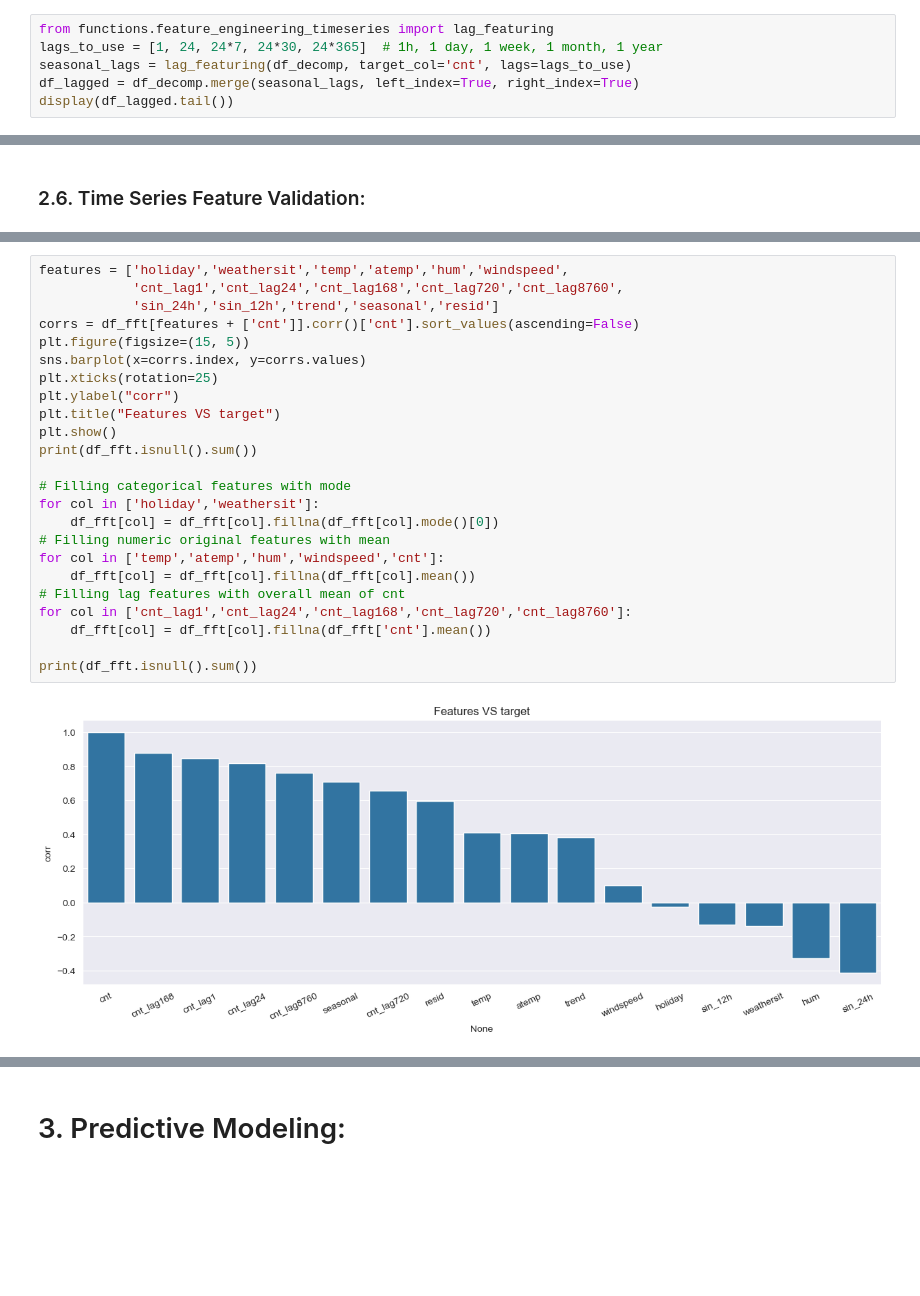
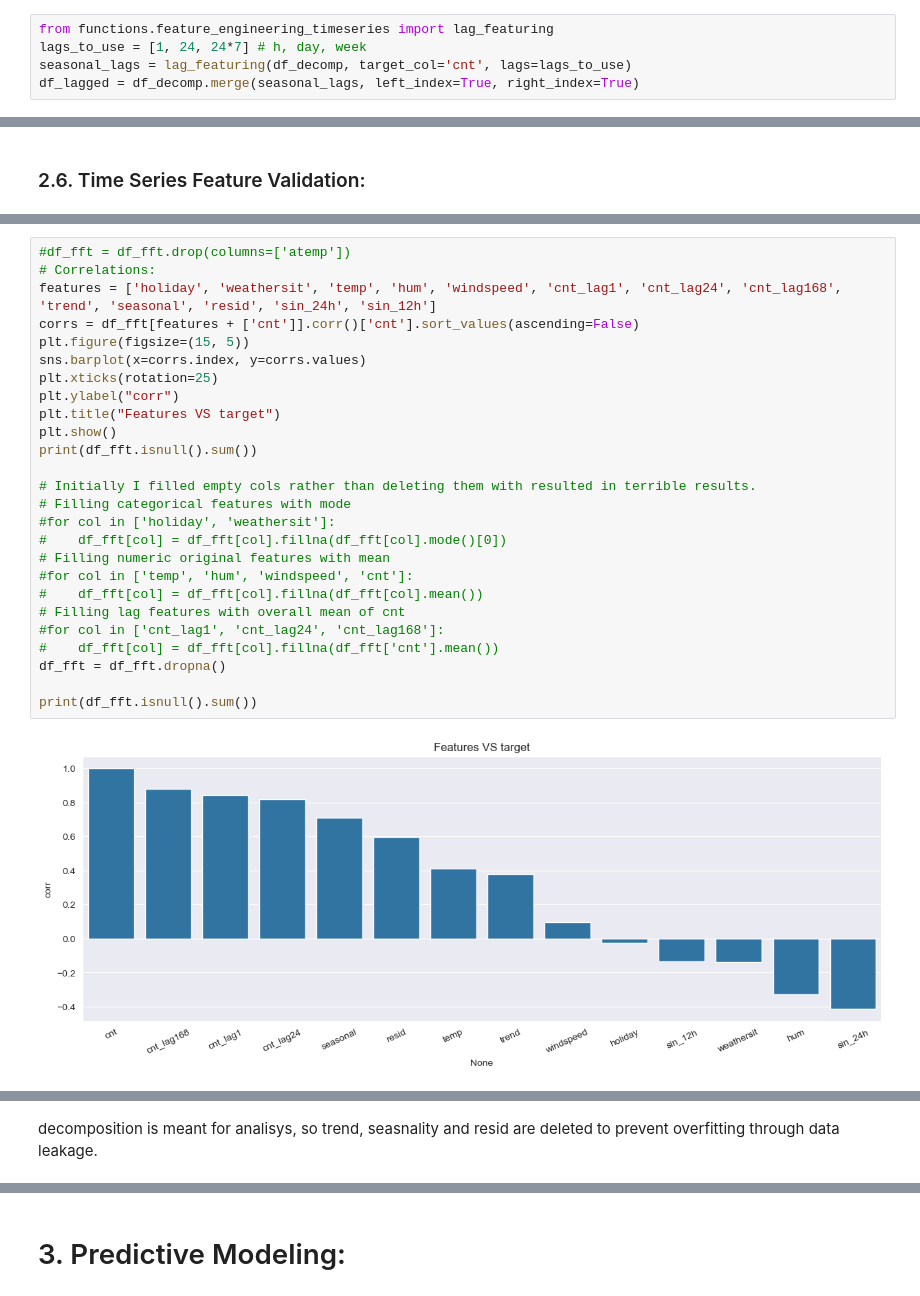
Before and after one commit to 24087068/verhuuraantallen_voorspelling, a Jupyter notebook: notebooks/main.ipynb, the cells around one changed output, grey strips where cells are left out. Cells and saved outputs as stored; diff of their text form; blank space fills up the shorter version.

```diff
--- a/notebooks/main.ipynb
+++ b/notebooks/main.ipynb
@@ -191,7 +201,6 @@ In deze stap heb ik gekozen voor 5 verschillende lag features. Lag -1 is meegeno
 # %%
 from functions.feature_engineering_timeseries import lag_featuring
-lags_to_use = [1, 24, 24*7, 24*30, 24*365]  # 1h, 1 day, 1 week, 1 month, 1 year
+lags_to_use = [1, 24, 24*7] # h, day, week
 seasonal_lags = lag_featuring(df_decomp, target_col='cnt', lags=lags_to_use)
 df_lagged = df_decomp.merge(seasonal_lags, left_index=True, right_index=True)
-display(df_lagged.tail())
 # %% [output]
@@ -246,26 +248,28 @@ Lagged features presteren het beste, maar ook de andere features doen het duidel
 # %%
-features = ['holiday','weathersit','temp','atemp','hum','windspeed',
-            'cnt_lag1','cnt_lag24','cnt_lag168','cnt_lag720','cnt_lag8760',
-            'sin_24h','sin_12h','trend','seasonal','resid']
+#df_fft = df_fft.drop(columns=['atemp'])
+# Correlations:
+features = ['holiday', 'weathersit', 'temp', 'hum', 'windspeed', 'cnt_lag1', 'cnt_lag24', 'cnt_lag168', 'trend', 'seasonal', 'resid', 'sin_24h', 'sin_12h']
 corrs = df_fft[features + ['cnt']].corr()['cnt'].sort_values(ascending=False)
 plt.figure(figsize=(15, 5))
 sns.barplot(x=corrs.index, y=corrs.values)
 plt.xticks(rotation=25)
 plt.ylabel("corr")
 plt.title("Features VS target")
 plt.show()
 print(df_fft.isnull().sum())
 
+# Initially I filled empty cols rather than deleting them with resulted in terrible results.
 # Filling categorical features with mode
-for col in ['holiday','weathersit']:
-    df_fft[col] = df_fft[col].fillna(df_fft[col].mode()[0])
+#for col in ['holiday', 'weathersit']:
+#    df_fft[col] = df_fft[col].fillna(df_fft[col].mode()[0])
 # Filling numeric original features with mean
-for col in ['temp','atemp','hum','windspeed','cnt']:
-    df_fft[col] = df_fft[col].fillna(df_fft[col].mean())
+#for col in ['temp', 'hum', 'windspeed', 'cnt']:
+#    df_fft[col] = df_fft[col].fillna(df_fft[col].mean())
 # Filling lag features with overall mean of cnt
-for col in ['cnt_lag1','cnt_lag24','cnt_lag168','cnt_lag720','cnt_lag8760']:
-    df_fft[col] = df_fft[col].fillna(df_fft['cnt'].mean())
+#for col in ['cnt_lag1', 'cnt_lag24', 'cnt_lag168']:
+#    df_fft[col] = df_fft[col].fillna(df_fft['cnt'].mean())
+df_fft = df_fft.dropna()
 
 print(df_fft.isnull().sum())
 # %% [output]
-[figure, old version]
+[figure, new version]
@@ -288 +292,3 @@ sin_12h        0
 dtype: int64
+# %% [markdown]
+decomposition is meant for analisys, so trend, seasnality and resid are deleted to prevent overfitting through data leakage.
```
Also changed, not shown: parts of 35 cells of this notebook, 2 other files.
